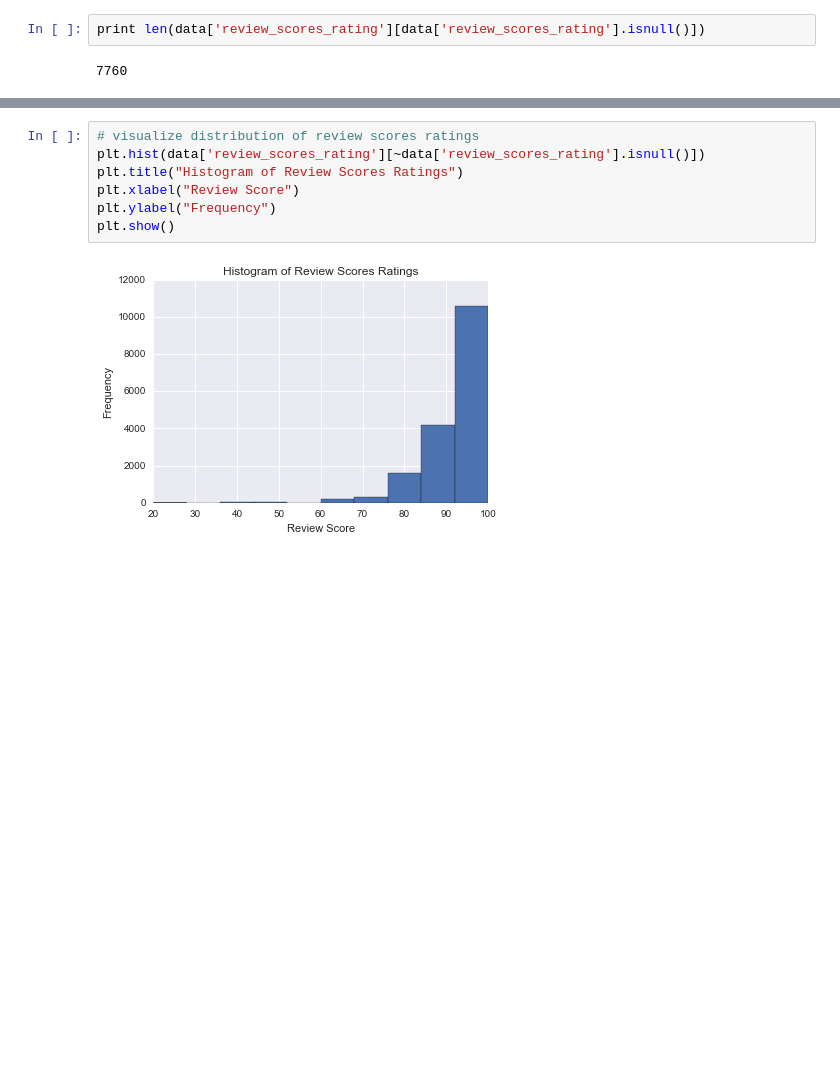
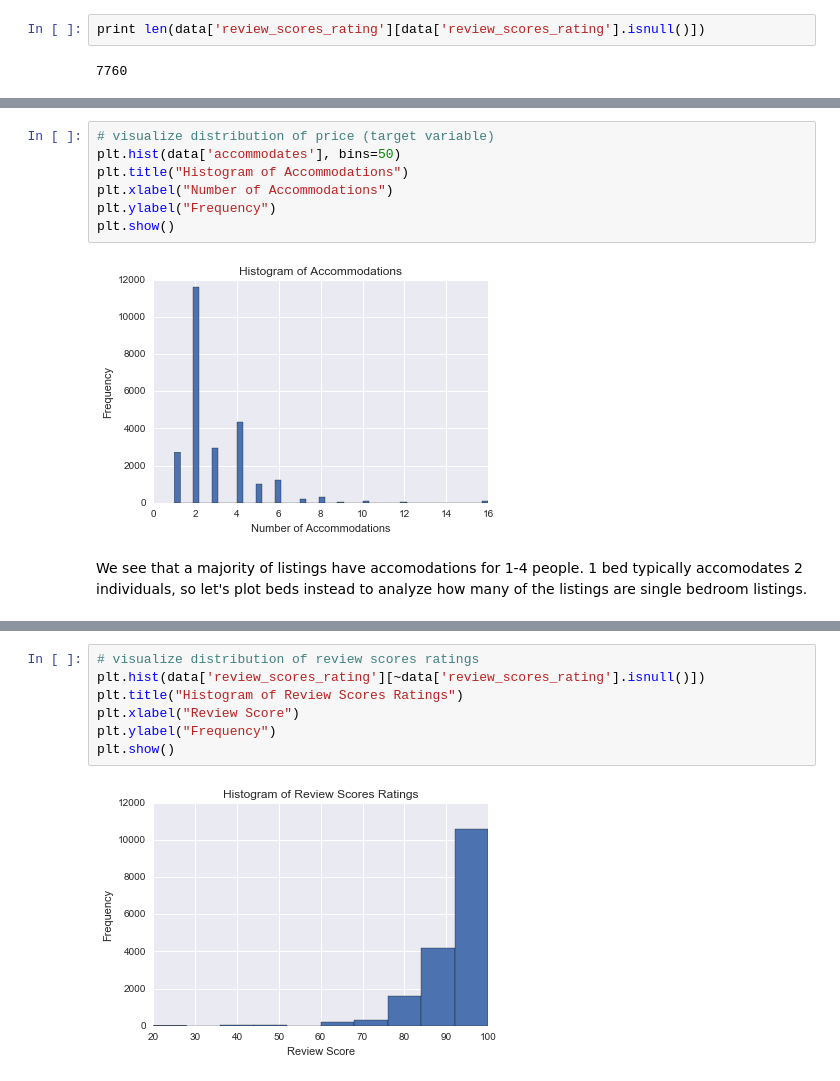
Before and after one commit to samuelklam/airbnb-pricing-prediction, a Jupyter notebook: data-cleaning/data-cleaning-listings.ipynb, the cells around one changed output, grey strips where cells are left out. Drawn from its saved outputs; the diff is of its cells as text; blank space fills up the shorter version.

Commit message:
try single listing data

```diff
--- a/data-cleaning/data-cleaning-listings.ipynb
+++ b/data-cleaning/data-cleaning-listings.ipynb
@@ -162,0 +185,11 @@ print len(data['review_scores_rating'][data['review_scores_rating'].isnull()])
+# %%
+# visualize distribution of price (target variable)
+plt.hist(data['accommodates'], bins=50)
+plt.title("Histogram of Accommodations")
+plt.xlabel("Number of Accommodations")
+plt.ylabel("Frequency")
+plt.show()
+# %% [output]
+[figure, added]
+# %% [markdown]
+We see that a majority of listings have accomodations for 1-4 people. 1 bed typically accomodates 2 individuals, so let's plot beds instead to analyze how many of the listings are single bedroom listings.
```
Also changed, not shown: parts of 3 cells of this notebook, 1 other file.
